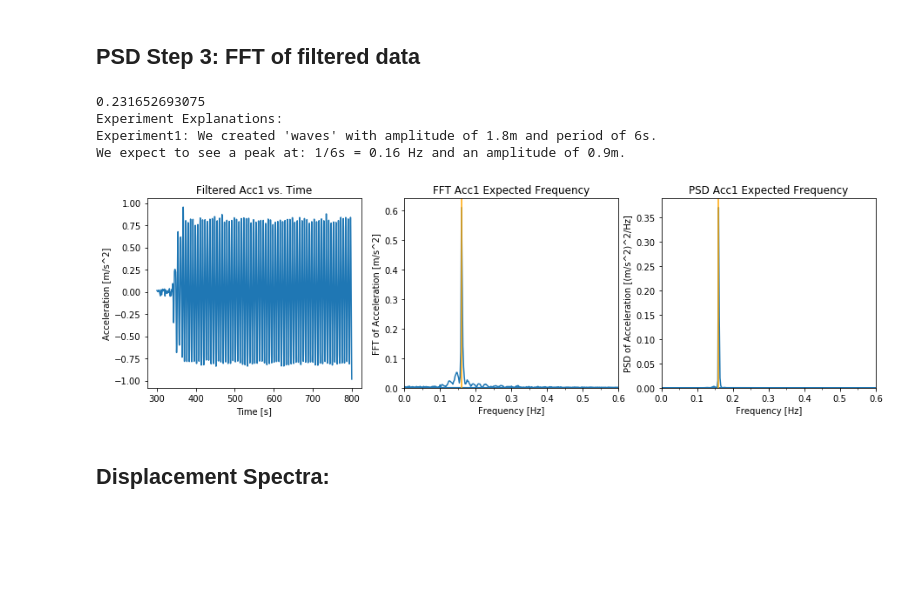
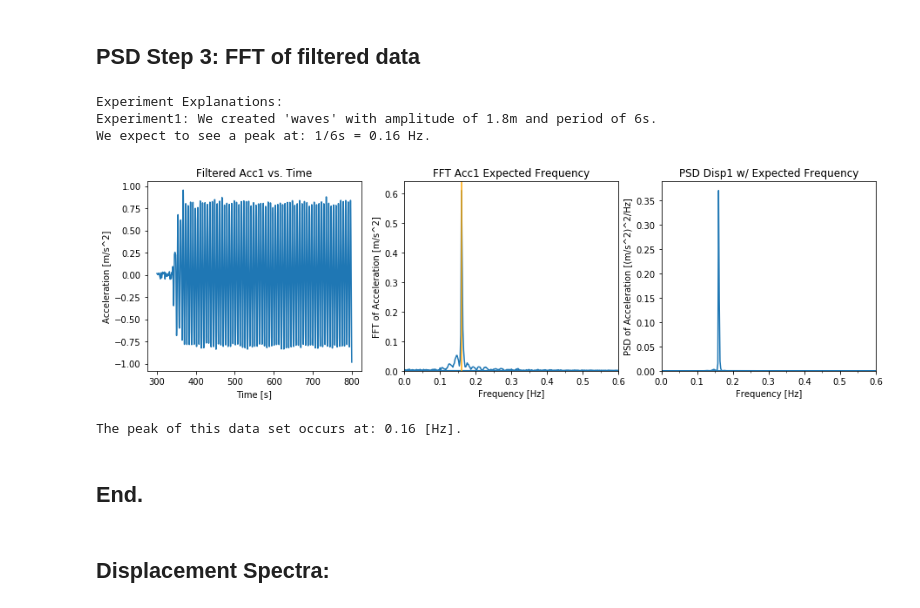
Before and after one commit to pjsimmon/E4E_Smartfin, a Jupyter notebook: PSD_E3_BuoyCallibrator1.ipynb, the cells around one changed output. Saved outputs shown, nothing was run; the diff lists cells and outputs as text; code cells hidden in the pictures; blank space fills up the shorter version.

```diff
--- a/PSD_E3_BuoyCallibrator1.ipynb
+++ b/PSD_E3_BuoyCallibrator1.ipynb
@@ -636,12 +631,12 @@ plt.show()
 # %%
 ##Plotting the results for the 2nd sub-experiment:
-f1 = plt.figure(figsize=(10,3))
-ax1 = f1.add_subplot(121)
-ax2 = f1.add_subplot(122)
+#f1 = plt.figure(figsize=(10,3))
+#ax1 = f1.add_subplot(121)
+#ax2 = f1.add_subplot(122)
 
-f2 = plt.figure(figsize=(10,3))
-ax3 = f2.add_subplot(121)
-ax4 = f2.add_subplot(122)
+#f2 = plt.figure(figsize=(10,3))
+#ax3 = f2.add_subplot(121)
+#ax4 = f2.add_subplot(122)
 
 
 ##Subplots for acc2
@@ -675,12 +667,12 @@ plt.show()
 # %%
 ##Plotting the results for the 3rd sub-experiment:
-f1 = plt.figure(figsize=(10,3))
-ax1 = f1.add_subplot(121)
-ax2 = f1.add_subplot(122)
+#f1 = plt.figure(figsize=(10,3))
+#ax1 = f1.add_subplot(121)
+#ax2 = f1.add_subplot(122)
 
-f2 = plt.figure(figsize=(10,3))
-ax3 = f2.add_subplot(121)
-ax4 = f2.add_subplot(122)
+#f2 = plt.figure(figsize=(10,3))
+#ax3 = f2.add_subplot(121)
+#ax4 = f2.add_subplot(122)
 
 
 ##Subplots for acc2
@@ -806,7 +793,7 @@ for f in filtered1:
     if f > 0:
         sum = sum + f
 sum = sum/len(filtered1)
-print(sum)
+#print(sum)
 
 
 fft1 = abs(np.fft.fft(filtered1))
@@ -858,8 +845,10 @@ fft_normal3 = np.abs(fft3/n3)*2
 #    print(x)
 
 print("Experiment Explanations:")
+#print("Experiment1: We created 'waves' with amplitude of 1.8m and period of 6s.")
+#print("We expect to see a peak at: 1/6s = 0.16 Hz and an amplitude of 0.9m.")
 print("Experiment1: We created 'waves' with amplitude of 1.8m and period of 6s.")
-print("We expect to see a peak at: 1/6s = 0.16 Hz and an amplitude of 0.9m.")
+print("We expect to see a peak at: 1/6s = 0.16 Hz.")
 
 ##Calculating PSD graph:
 #Can either estimate this by squaring the FFT or by using the python Periodogram function.
@@ -924,14 +913,14 @@ ax2.axvline(0.16, color="orange")
 #ax2.axvline(peak_fft1, color="red")
 #------------------------------
 ax7.plot(freq1, pxx1)
-ax7.set_title("PSD Acc1 Expected Frequency")
+ax7.set_title("PSD Disp1 w/ Expected Frequency")
 ax7.set_xlabel("Frequency [Hz]")
 ax7.set_ylabel('PSD of Acceleration [(m/s^2)^2/Hz]')
 ax7.set_xlim(0,0.6)
 ax7.set_ylim(0,)
 ax7.xaxis.set_major_locator(plt.MultipleLocator(0.1))
 ax7.xaxis.set_minor_locator(plt.MultipleLocator(0.05))
-ax7.axvline(0.16, color="orange")
+#ax7.axvline(0.16, color="orange")
 #ax7.axvline(peak_psd1, color="red")
 
 
@@ -957,7 +946,7 @@ ax8.set_xlim(0,0.6)
 ax8.set_ylim(0,)
 ax8.xaxis.set_major_locator(plt.MultipleLocator(0.1))
 ax8.xaxis.set_minor_locator(plt.MultipleLocator(0.05))
-ax8.axvline(0.16, color="orange")
+#ax8.axvline(0.16, color="orange")
 
 ##Subplots for acc3
 #ax5.plot(time_array3, filtered3)
@@ -965,37 +954,39 @@ ax8.axvline(0.16, color="orange")
 #ax5.set_xlabel("Time [s]")
 #ax5.set_ylabel('Acceleration [m/s^2]')
 #ax6.plot(fft_freq3, fft_normal3)
 #ax6.set_title("FFT Acc3 Expected Frequency")
 #ax6.set_xlabel("Frequency [Hz]")
 #ax6.set_ylabel('FFT of Acceleration [m/s^2]')
 ##ax6.set_xlim(0,0.6)
 ##ax6.set_ylim(0,)
 ##ax6.xaxis.set_major_locator(plt.MultipleLocator(0.1))
 ##ax6.xaxis.set_minor_locator(plt.MultipleLocator(0.05))
 #ax6.axvline(0.5, color="orange")
 #ax9.plot(freq3, pxx3)
 #ax9.set_title("PSD Acc3 Expected Frequency")
 #ax9.set_xlabel("Frequency [Hz]")
 #ax9.set_ylabel('PSD of Acceleration [(m/s^2)^2/Hz]')
 #ax9.set_xlim(0,2)
 ##ax9.set_ylim(0,)
 ##ax9.xaxis.set_major_locator(plt.MultipleLocator(0.1))
 ##ax9.xaxis.set_minor_locator(plt.MultipleLocator(0.05))
 #ax9.axvline(0.5, color="orange")
 
 
 plt.show()
 
-
+print("The peak of this data set occurs at:", peak_psd1, "[Hz].")
 
 #KaiserBessel window (based on the modified zero-order Bessel function) to reduce
 #spectral leakage.
 # %% [output]
-0.231652693075
 Experiment Explanations:
 Experiment1: We created 'waves' with amplitude of 1.8m and period of 6s.
-We expect to see a peak at: 1/6s = 0.16 Hz and an amplitude of 0.9m.
+We expect to see a peak at: 1/6s = 0.16 Hz.
-[figure, old version]
+[figure, new version]
+The peak of this data set occurs at: 0.16 [Hz].
+# %% [markdown]
+## End.
 # %%
 #Next steps: Noise-correct acceleration spectra
 #1. Kaiser Bessel Window before FFT, and then post-processing of data
```
Also changed, not shown: parts of 13 cells of this notebook, 2 other files.
